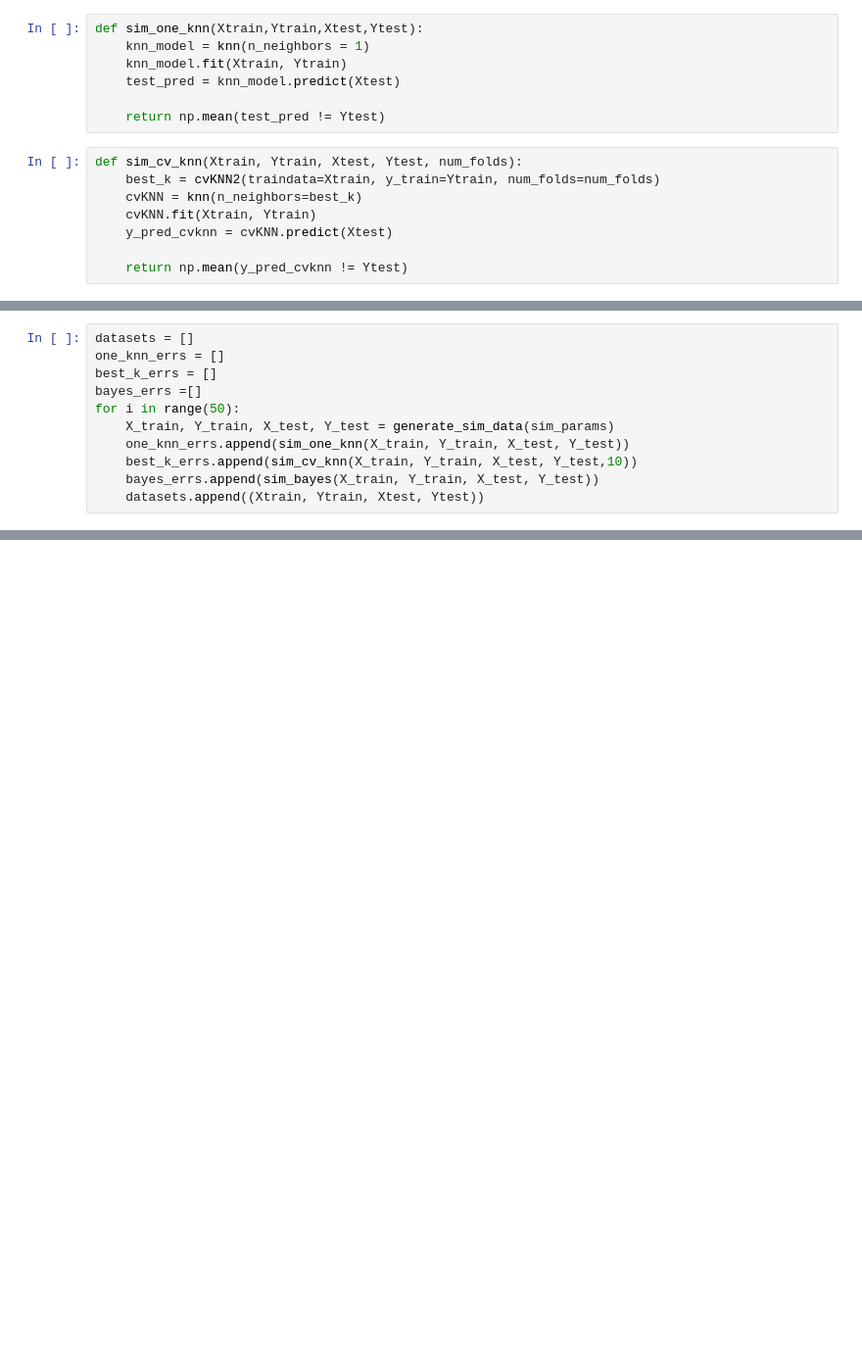
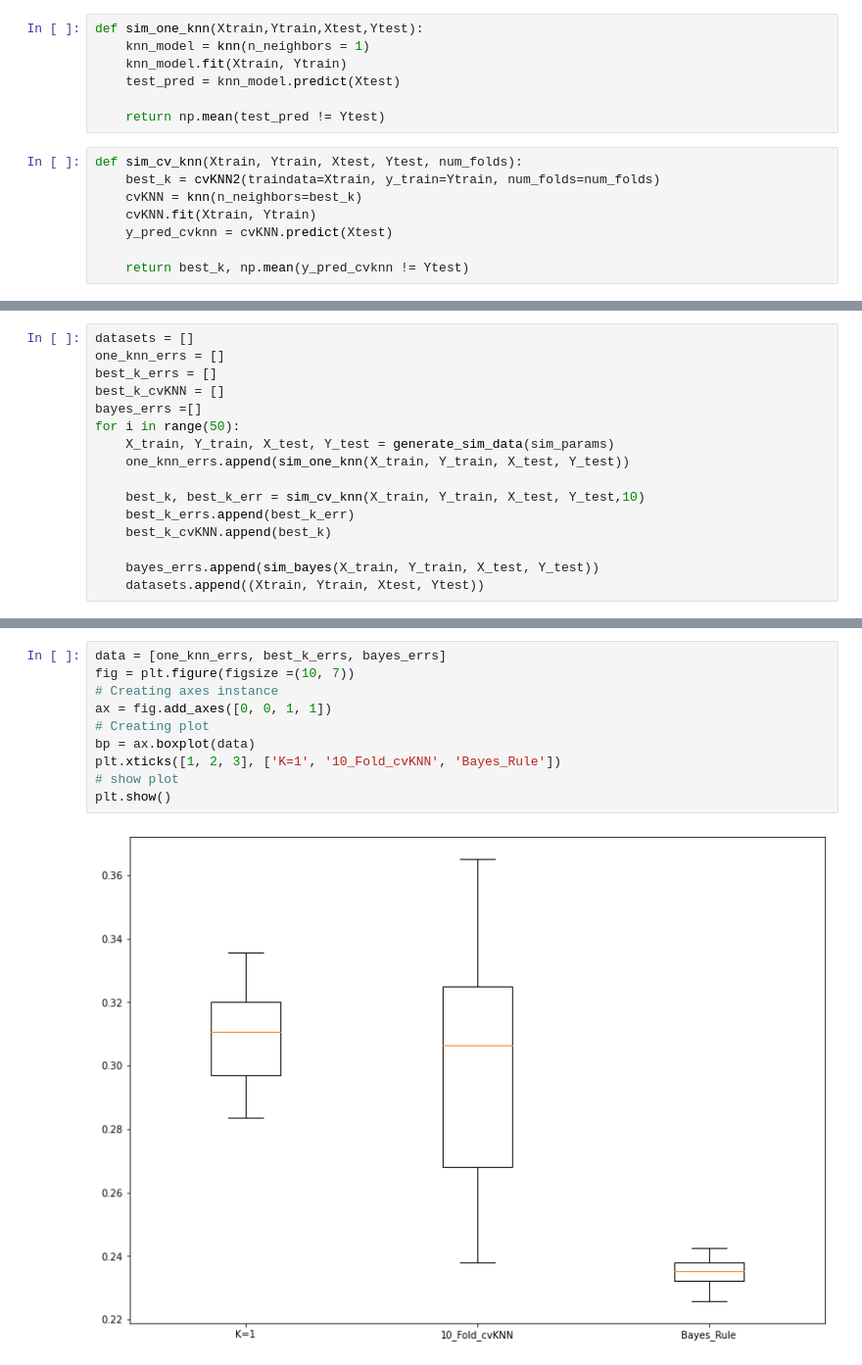
Before and after one commit to MatthewLopes/coding_assignment_1, a Jupyter notebook: Coding Assignment 1.ipynb, the cells around one changed output, grey strips where cells are left out. Shown at 98% size. Saved outputs shown, nothing was run; the diff lists cells and outputs as text; blank space fills up the shorter version.

Commit message:
Bayes and K=1 looking good, checking CVKNN - Jack

```diff
--- a/Coding Assignment 1.ipynb
+++ b/Coding Assignment 1.ipynb
@@ -404,7 +404,7 @@ def sim_cv_knn(Xtrain, Ytrain, Xtest, Ytest, num_folds):
     cvKNN.fit(Xtrain, Ytrain)
     y_pred_cvknn = cvKNN.predict(Xtest)
 
-    return np.mean(y_pred_cvknn != Ytest)
+    return best_k, np.mean(y_pred_cvknn != Ytest)
 # %%
 def sim_bayes(Xtrain, Ytrain, Xtest, Ytest):
     ratios = []
@@ -420,10 +420,15 @@ def sim_bayes(Xtrain, Ytrain, Xtest, Ytest):
 datasets = []
 one_knn_errs = []
 best_k_errs = []
+best_k_cvKNN = []
 bayes_errs =[]
 for i in range(50):
     X_train, Y_train, X_test, Y_test = generate_sim_data(sim_params)
     one_knn_errs.append(sim_one_knn(X_train, Y_train, X_test, Y_test))
-    best_k_errs.append(sim_cv_knn(X_train, Y_train, X_test, Y_test,10))
+
+    best_k, best_k_err = sim_cv_knn(X_train, Y_train, X_test, Y_test,10)
+    best_k_errs.append(best_k_err)
+    best_k_cvKNN.append(best_k)
+
     bayes_errs.append(sim_bayes(X_train, Y_train, X_test, Y_test))
     datasets.append((Xtrain, Ytrain, Xtest, Ytest))
@@ -474,0 +481,12 @@ ValueError: x and y must have same first dimension, but have shapes (49,) and (5
+# %%
+data = [one_knn_errs, best_k_errs, bayes_errs]
+fig = plt.figure(figsize =(10, 7))
+# Creating axes instance
+ax = fig.add_axes([0, 0, 1, 1])
+# Creating plot
+bp = ax.boxplot(data)
+plt.xticks([1, 2, 3], ['K=1', '10_Fold_cvKNN', 'Bayes_Rule'])
+# show plot
+plt.show()
+# %% [output]
+[figure, added]
```
Also changed, not shown: parts of 7 cells of this notebook.
